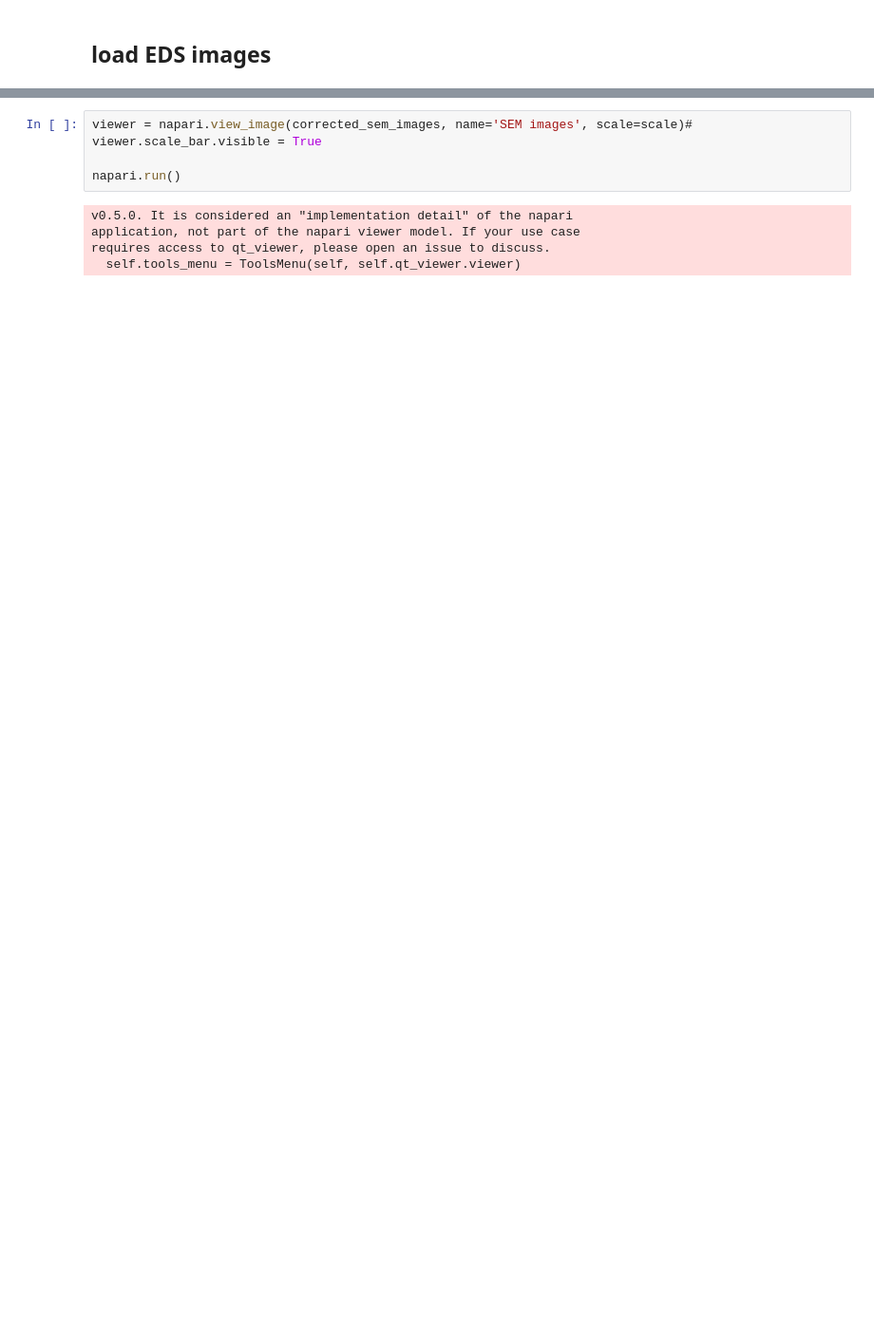
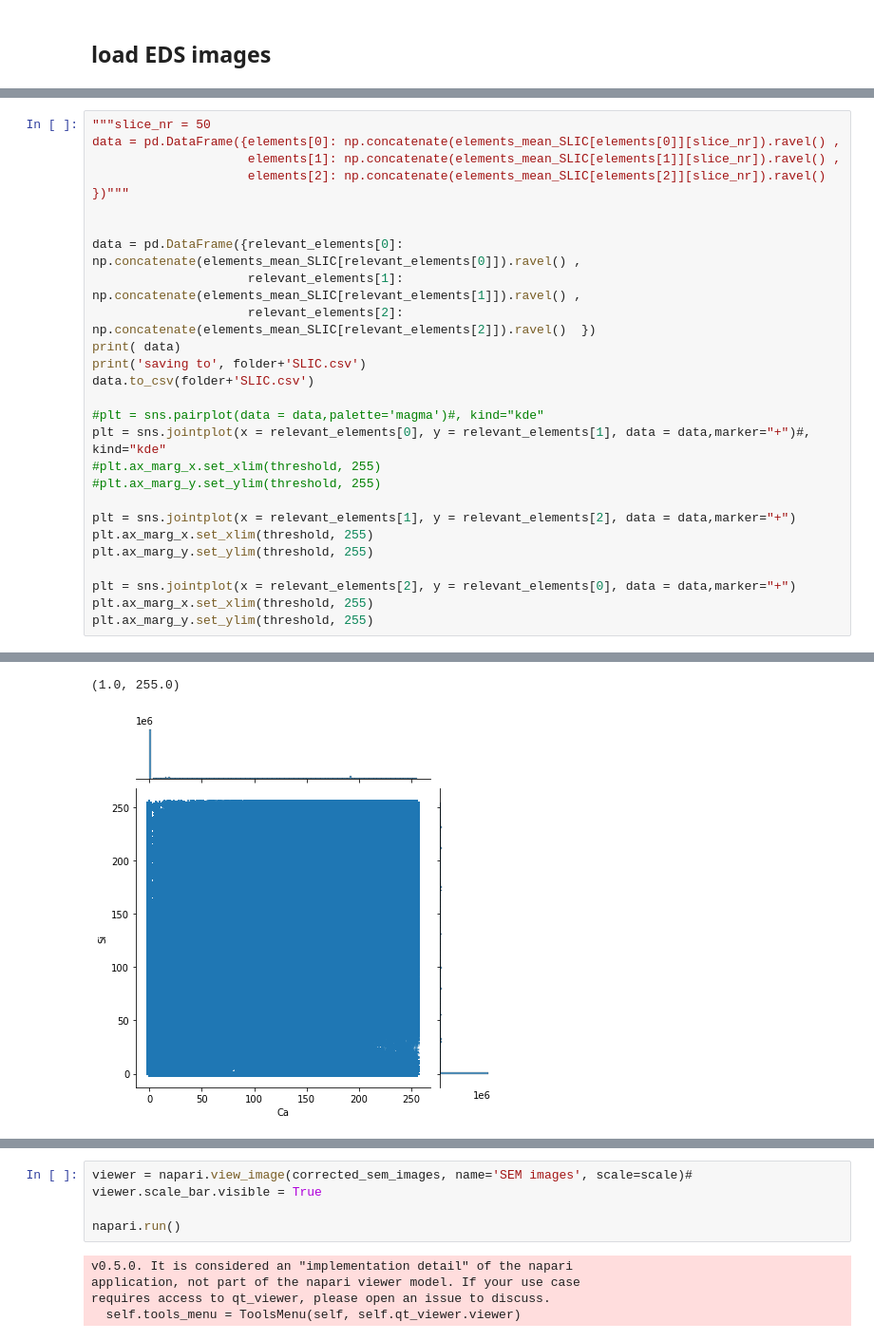
Before and after one commit to kleinerELM/FIB-Stack-preprocessing, a Jupyter notebook: test.ipynb, the cells around one changed output, grey strips where cells are left out. Shown at 95% size. Drawn from its saved outputs; the diff is of its cells as text; blank space fills up the shorter version.

```diff
--- a/test.ipynb
+++ b/test.ipynb
@@ -358,0 +593,27 @@ no elements found
+# %%
+"""slice_nr = 50
+data = pd.DataFrame({elements[0]: np.concatenate(elements_mean_SLIC[elements[0]][slice_nr]).ravel() ,
+                     elements[1]: np.concatenate(elements_mean_SLIC[elements[1]][slice_nr]).ravel() ,
+                     elements[2]: np.concatenate(elements_mean_SLIC[elements[2]][slice_nr]).ravel()  })"""
+
+
+data = pd.DataFrame({relevant_elements[0]: np.concatenate(elements_mean_SLIC[relevant_elements[0]]).ravel() ,
+                     relevant_elements[1]: np.concatenate(elements_mean_SLIC[relevant_elements[1]]).ravel() ,
+                     relevant_elements[2]: np.concatenate(elements_mean_SLIC[relevant_elements[2]]).ravel()  })
+print( data)
+print('saving to', folder+'SLIC.csv')
+data.to_csv(folder+'SLIC.csv')
+
+#plt = sns.pairplot(data = data,palette='magma')#, kind="kde"
+plt = sns.jointplot(x = relevant_elements[0], y = relevant_elements[1], data = data,marker="+")#, kind="kde"
+#plt.ax_marg_x.set_xlim(threshold, 255)
+#plt.ax_marg_y.set_ylim(threshold, 255)
+
+plt = sns.jointplot(x = relevant_elements[1], y = relevant_elements[2], data = data,marker="+")
+plt.ax_marg_x.set_xlim(threshold, 255)
+plt.ax_marg_y.set_ylim(threshold, 255)
+
+plt = sns.jointplot(x = relevant_elements[2], y = relevant_elements[0], data = data,marker="+")
+plt.ax_marg_x.set_xlim(threshold, 255)
+plt.ax_marg_y.set_ylim(threshold, 255)
+# %% [output]
@@ -358,0 +635,2 @@ no elements found
+(1.0, 255.0)
+[figure, added]
```
Also changed, not shown: parts of 18 cells of this notebook, 1 other file.
